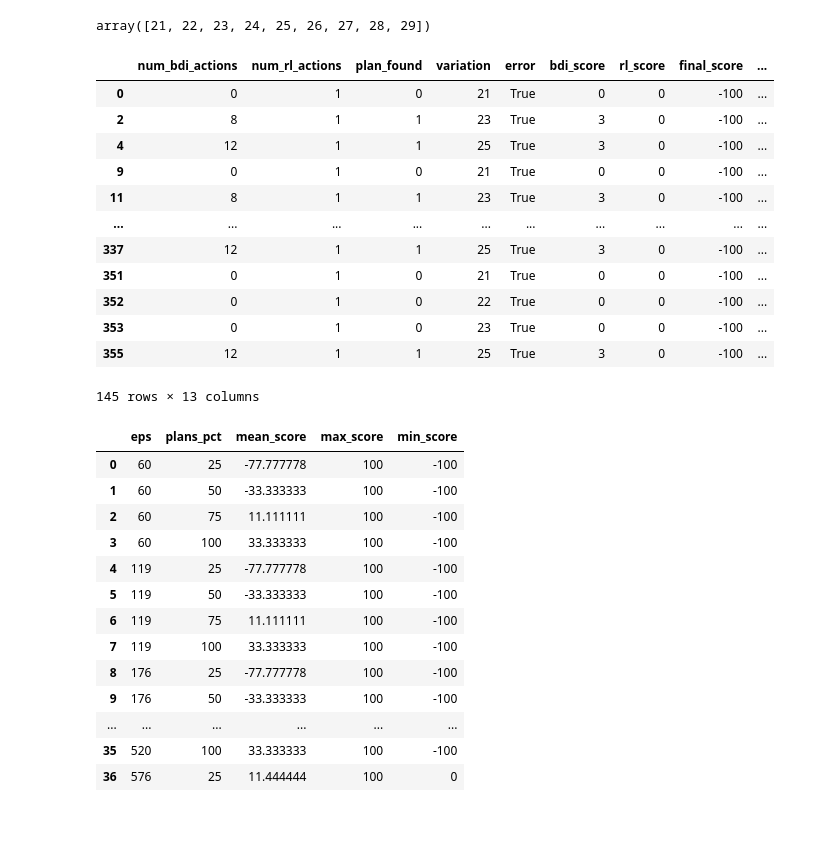
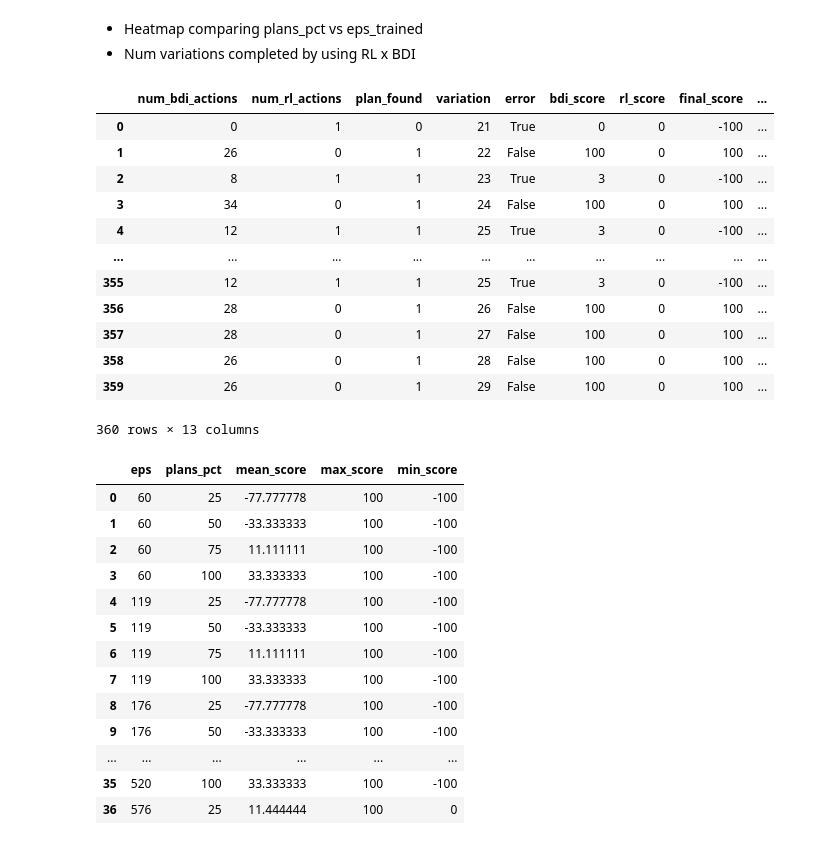
Before and after one commit to yukioichida/bdi-latent-space, a Jupyter notebook: notebooks/results_analysis.ipynb, the cells around one changed output. Saved outputs shown, nothing was run; the diff lists cells and outputs as text; code cells hidden in the pictures.

```diff
--- a/notebooks/results_analysis.ipynb
+++ b/notebooks/results_analysis.ipynb
@@ -10,26 +10,25 @@ results_df.loc[results_df["plans_pct"] == 1, "plans_pct"] = 100
 results_df.loc[results_df["plans_pct"] == 2, "plans_pct"] = 25
 results_df.loc[results_df["plans_pct"] == 5, "plans_pct"] = 50
 results_df.loc[results_df["plans_pct"] == 7, "plans_pct"] = 75
+# %% [markdown]
+- Heatmap comparing plans_pct vs eps_trained
+- Num variations completed by using RL x BDI
 # %%
-results_df['variation'].unique()
+results_df
 # %% [output]
+|  | num_bdi_actions | num_rl_actions | plan_found | variation | error | bdi_score | rl_score | final_score | ... |
+| 0 | 0 | 1 | 0 | 21 | True | 0 | 0 | -100 | ... |
+| 1 | 26 | 0 | 1 | 22 | False | 100 | 0 | 100 | ... |
+| 2 | 8 | 1 | 1 | 23 | True | 3 | 0 | -100 | ... |
+| 3 | 34 | 0 | 1 | 24 | False | 100 | 0 | 100 | ... |
+| 4 | 12 | 1 | 1 | 25 | True | 3 | 0 | -100 | ... |
+| ... | ... | ... | ... | ... | ... | ... | ... | ... | ... |
+| 355 | 12 | 1 | 1 | 25 | True | 3 | 0 | -100 | ... |
+| 356 | 28 | 0 | 1 | 26 | False | 100 | 0 | 100 | ... |
+| 357 | 28 | 0 | 1 | 27 | False | 100 | 0 | 100 | ... |
+| 358 | 26 | 0 | 1 | 28 | False | 100 | 0 | 100 | ... |
+| 359 | 26 | 0 | 1 | 29 | False | 100 | 0 | 100 | ... |
-array([21, 22, 23, 24, 25, 26, 27, 28, 29])
+360 rows × 13 columns
-# %%
-results_df[results_df['final_score'] < 0]
-# %% [output]
-|  | num_bdi_actions | num_rl_actions | plan_found | variation | error | bdi_score | rl_score | final_score | ... |
-| 0 | 0 | 1 | 0 | 21 | True | 0 | 0 | -100 | ... |
-| 2 | 8 | 1 | 1 | 23 | True | 3 | 0 | -100 | ... |
-| 4 | 12 | 1 | 1 | 25 | True | 3 | 0 | -100 | ... |
-| 9 | 0 | 1 | 0 | 21 | True | 0 | 0 | -100 | ... |
-| 11 | 8 | 1 | 1 | 23 | True | 3 | 0 | -100 | ... |
-| ... | ... | ... | ... | ... | ... | ... | ... | ... | ... |
-| 337 | 12 | 1 | 1 | 25 | True | 3 | 0 | -100 | ... |
-| 351 | 0 | 1 | 0 | 21 | True | 0 | 0 | -100 | ... |
-| 352 | 0 | 1 | 0 | 22 | True | 0 | 0 | -100 | ... |
-| 353 | 0 | 1 | 0 | 23 | True | 0 | 0 | -100 | ... |
-| 355 | 12 | 1 | 1 | 25 | True | 3 | 0 | -100 | ... |
-145 rows × 13 columns
 # %%
 plots_df = results_df[['final_score', 'eps', 'plans_pct']]
 plots_df = plots_df.groupby(['eps', 'plans_pct']).agg(mean_score = ('final_score', 'mean'), max_score=('final_score', 'max'), min_score=('final_score', 'min')).reset_index()
```
Also changed, not shown: 1 other file.
